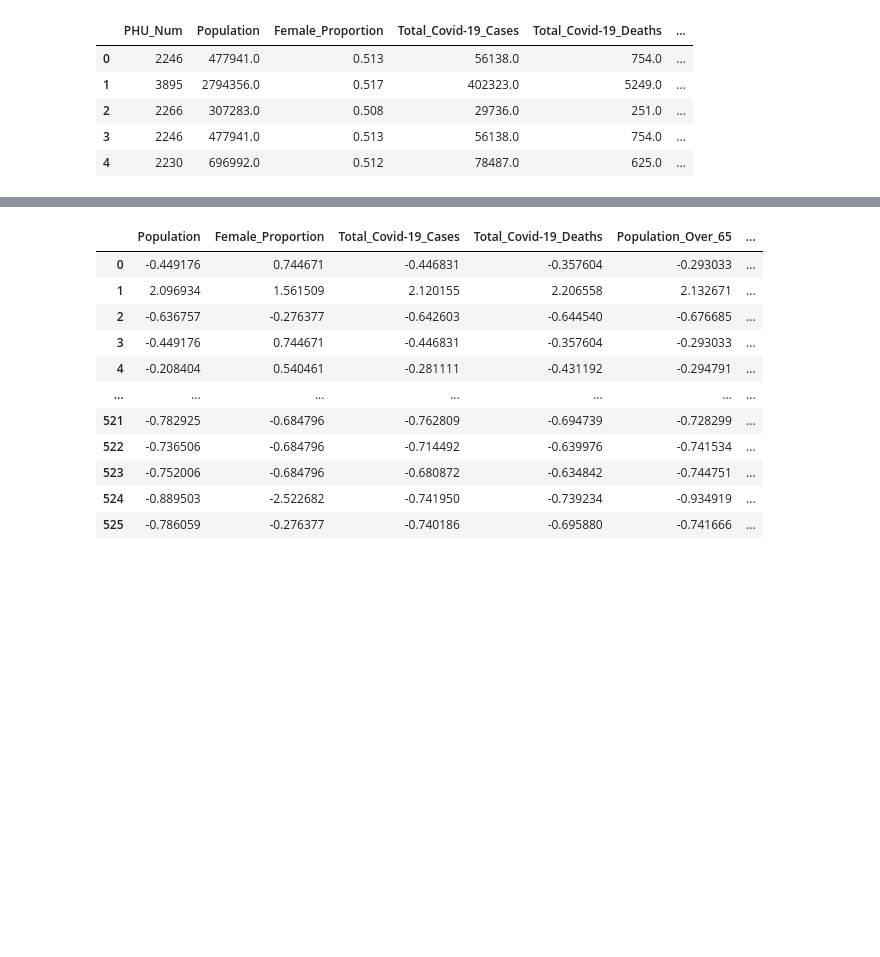
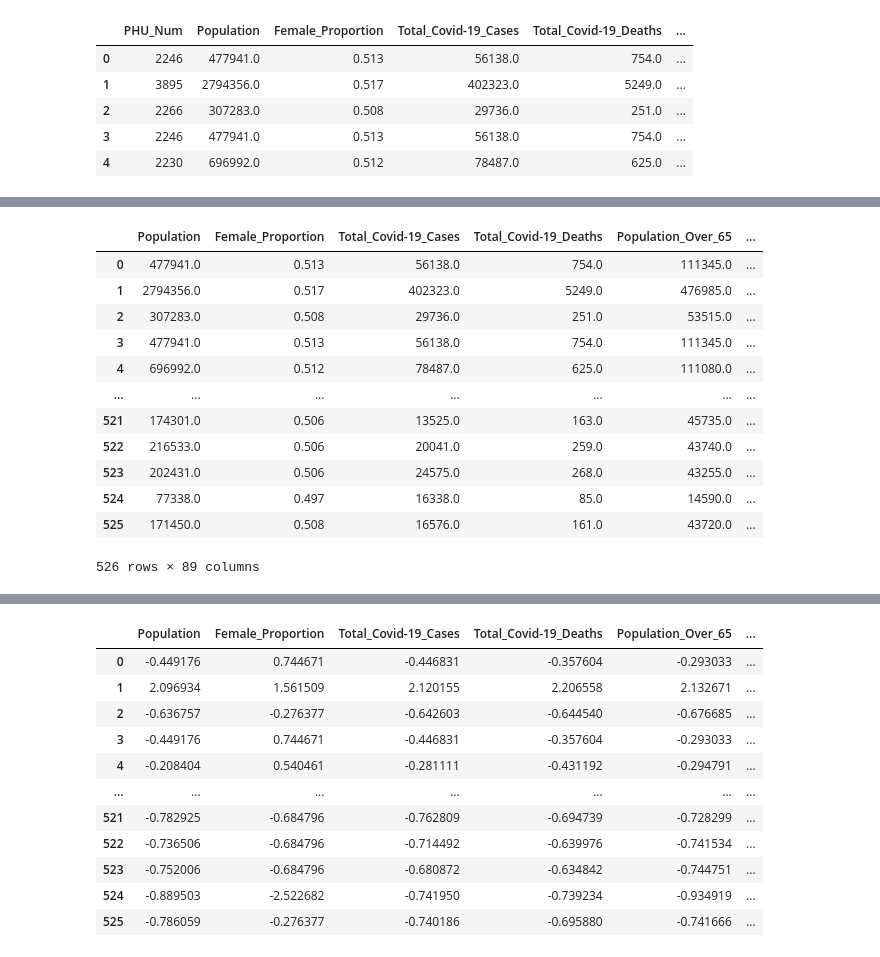
Before and after one commit to Alexander-Gebreamlak/COVID-19-Mortality-in-Ontario-Nursing-Homes, a Jupyter notebook: Covid-19 Ontario Mortality Nursing Home Analysis.ipynb, the cells around one changed output, grey strips where cells are left out. Drawn from its saved outputs; the diff is of its cells as text; code cells hidden in the pictures; blank space fills up the shorter version.

```diff
--- a/Covid-19 Ontario Mortality Nursing Home Analysis.ipynb
+++ b/Covid-19 Ontario Mortality Nursing Home Analysis.ipynb
@@ -117,0 +175,53 @@ Death_Rate_Category                             0.000000
+# %%
+#dropping excess columns
+Q4_df = Q3_df.drop(columns=['PHU_Num', 'LTC_Home'])
+
+#data manipulation for compliance/inspection columns & converting to numeric
+columns_zero_to_nan = ['SSI_2019', 'IPAC_2019', 'OAT_2019', 'SSI_2020', 'IPAC_2020', 'OAT_2020']
+
+# Convert columns to numeric and replace 0 with NaN
+for column in columns_zero_to_nan:
+    Q4_df[column] = pd.to_numeric(Q4_df[column], errors='coerce').replace(0, np.nan)
+
+# List of columns to process for "NI" -> NaN
+columns_ni_to_nan = [
+    'SSI_NC_2019', 'IPAC_NC_2019', 'OAT_NC_2019',
+    'SSI_NC_2020', 'IPAC_NC_2020_COVID', 'IPAC_NC_2020',
+    'OAT_NC_2020_COVID', 'OAT_NC_2020'
+]
+
+# Convert columns to numeric and replace "NI" with NaN
+for column in columns_ni_to_nan:
+    Q4_df[column] = pd.to_numeric(Q4_df[column].replace("NI", np.nan), errors='coerce')
+# %%
+#Converting ordinal categorical variables to Factor
+
+ordinal_mapping_1 = {'Small': 1, 'Medium': 2, 'Large': 3}
+Q4_df['LTCH_SIZE_Factor'] = Q4_df.pop('LTCH_SIZE').map(ordinal_mapping_1)
+
+ordinal_mapping_2 = {'Low (<1,000 cases per 100,000)': 1, 'Medium (1,000 - 2,000 cases per 100,000)': 2, 'High (2,000+ cases per 100,000)': 3}
+Q4_df['Local_incidence_Factor'] = Q4_df.pop('Local_incidence').map(ordinal_mapping_2)
+
+Q4_df['Had-outbreak_WAVE1_Factor'] = pd.factorize(Q4_df['Had-outbreak_WAVE1'])[0]
+
+ordinal_mapping_3 = {'Low (<150 cases per 100,000 before Sept. 1, 2020)': 1, 'Medium (150-299 cases per 100,000 before Sept. 1, 2020)': 2, 'High (300+ cases per 100,000 before Sept. 1, 2020)': 3}
+Q4_df['Local_incidence_WAVE1_Factor'] = Q4_df.pop('Local_incidence_WAVE1').map(ordinal_mapping_3)
+
+ordinal_mapping = {'Low local incidence': 1, 'Medium local incidence': 2, 'High local incidence': 3}
+Q4_df['Local_incidence_WAVE2_Factor'] = Q4_df.pop('Local_incidence_WAVE2').map(ordinal_mapping)
+# %%
+Q4_df
+# %% [output]
+|  | Population | Female_Proportion | Total_Covid-19_Cases | Total_Covid-19_Deaths | Population_Over_65 | ... |
+| 0 | 477941.0 | 0.513 | 56138.0 | 754.0 | 111345.0 | ... |
+| 1 | 2794356.0 | 0.517 | 402323.0 | 5249.0 | 476985.0 | ... |
+| 2 | 307283.0 | 0.508 | 29736.0 | 251.0 | 53515.0 | ... |
+| 3 | 477941.0 | 0.513 | 56138.0 | 754.0 | 111345.0 | ... |
+| 4 | 696992.0 | 0.512 | 78487.0 | 625.0 | 111080.0 | ... |
+| ... | ... | ... | ... | ... | ... | ... |
+| 521 | 174301.0 | 0.506 | 13525.0 | 163.0 | 45735.0 | ... |
+| 522 | 216533.0 | 0.506 | 20041.0 | 259.0 | 43740.0 | ... |
+| 523 | 202431.0 | 0.506 | 24575.0 | 268.0 | 43255.0 | ... |
+| 524 | 77338.0 | 0.497 | 16338.0 | 85.0 | 14590.0 | ... |
+| 525 | 171450.0 | 0.508 | 16576.0 | 161.0 | 43720.0 | ... |
+526 rows × 89 columns
```
Also changed, not shown: parts of 12 cells of this notebook, 1 other file.
